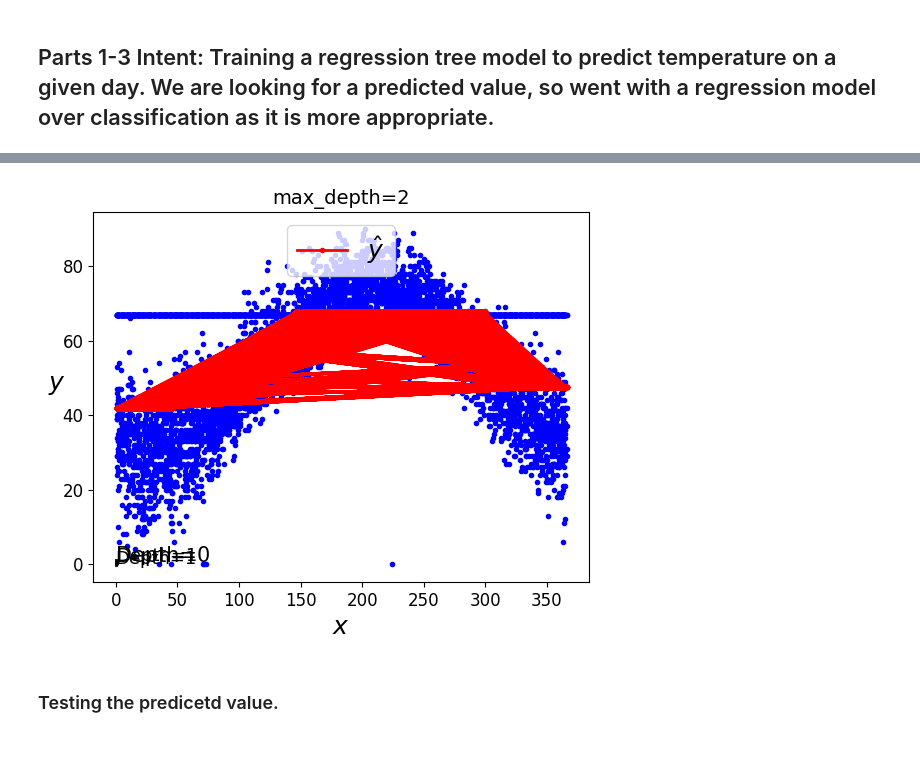
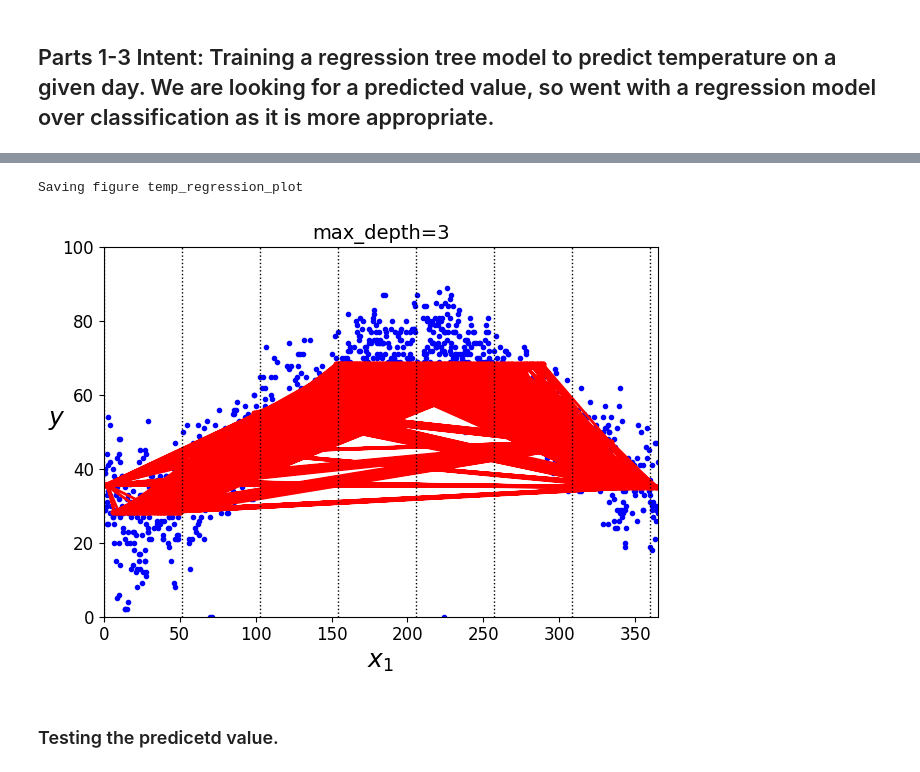
Before and after one commit to 1-8192/bu_cs_767, a Jupyter notebook: module_1/assignment_1_allegranzi.ipynb, the cells around one changed output, grey strips where cells are left out. Cells and saved outputs as stored; diff of their text form; code cells hidden in the pictures.

```diff
--- a/assignment_1_allegranzi.ipynb
+++ b/module_1/assignment_1_allegranzi.ipynb
@@ -96,27 +105,31 @@ dot_data = export_graphviz(tree_reg, out_file=os.path.join(IMAGES_PATH, "weather
 Source.from_file(os.path.join(IMAGES_PATH, "weather_model.dot"))
 # %% [output]
 [drawing not drawn]
-# %%
-predictions = tree_reg.predict(X_train)
-
-plt.plot(X_train, y_train, "b.")
-plt.plot(X_train, predictions, "r.-", linewidth=2, label=r"$\hat{y}$")
-plt.xlabel("$x$", fontsize=18)
-plt.ylabel("$y$", fontsize=18, rotation=0)
-plt.legend(loc="upper center", fontsize=18)
-plt.title("Temperature Decision Tree Regression", fontsize=14)
-
-for split, style in ((0.1973, "k-"), (0.0917, "k--"), (0.7718, "k--")):
-    plt.plot([split, split], [-0.2, 1], style, linewidth=2)
-plt.text(0.21, 0.65, "Depth=0", fontsize=15)
-plt.text(0.01, 0.2, "Depth=1", fontsize=13)
-plt.text(0.65, 0.8, "Depth=1", fontsize=13)
-plt.legend(loc="upper center", fontsize=18)
-plt.title("max_depth=2", fontsize=14)
-
-plt.show()
-# %% [output]
-[figure, removed]
+# %%
+# Visualing regression tree predicitons. The predictions don't quite mirror
+# the curve of the data, based on temperatures cooling at the beginning and the end of the year.
+
+def plot_regression_predictions(tree_reg, X, y, axes=[0, 365, 0, 100], ylabel="$y$"):
+    predictions = tree_reg.predict(X_train)
+    plt.axis(axes)
+    plt.xlabel("$x_1$", fontsize=18)
+    if ylabel:
+        plt.ylabel(ylabel, fontsize=18, rotation=0)
+    plt.plot(X, y, "b.")
+    plt.plot(X, predictions, "r.-", linewidth=2, label=r"$\hat{y}$")
+
+plot_regression_predictions(tree_reg=tree_reg, X=X_train, y=y_train)
+splits = np.linspace(0, 360, num=8)
+for split in splits:
+    plt.plot([split, split], [0, 350], "k:", linewidth=1)
+plt.title("max_depth=3", fontsize=14)
+
+save_fig("temp_regression_plot")
+
+plt.show()
+# %% [output]
+Saving figure temp_regression_plot
+[figure, added]
 # %% [markdown]
 ### Testing the predicetd value.
 # %%
```
Also changed, not shown: parts of 5 cells of this notebook, 6 other files.
